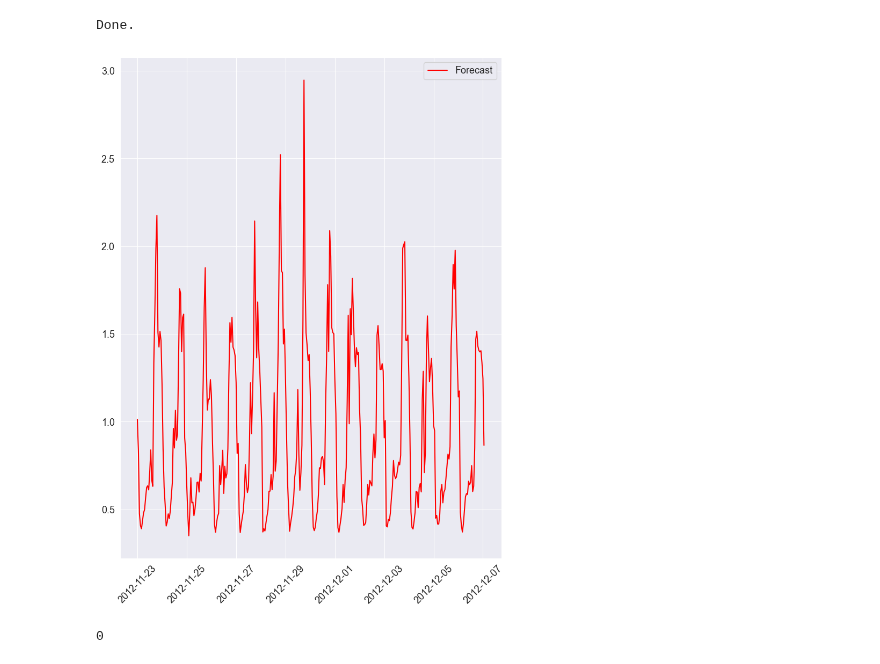
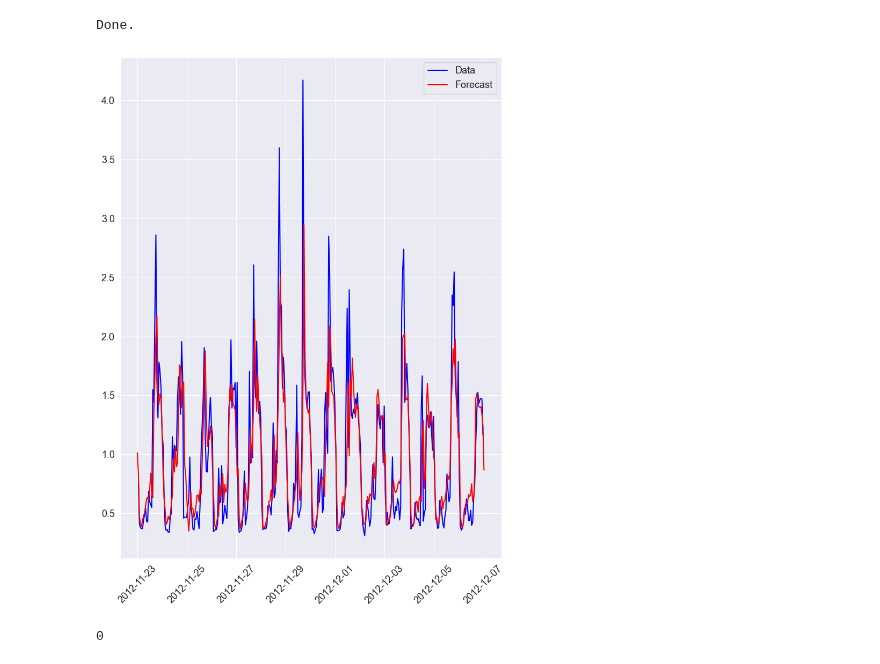
Before and after one commit to spetznick/ml4gd-project-group-3, a Jupyter notebook: arima/results_arima.ipynb, the cells around one changed output. Cells and saved outputs as stored; diff of their text form; code cells hidden in the pictures.

```diff
--- a/arima/results_arima.ipynb
+++ b/arima/results_arima.ipynb
@@ -495,18 +495,18 @@ Done.
 # %%
 fig, axes = plt.subplots(1, 1, figsize=(8, 10))
 # five_households.iloc[:-720, :].plot(ax= axes, subplots=True, figsize=(8, 10), title="Electricity consumption of 5 random households in 2012")
 for i in range(1):
-    axes.plot(five_households.iloc[val_start-168:val_start+168, node], label="Data", color="blue")
+    axes.plot(five_households[node].iloc[val_start-168:val_start+168], label="Data", color="blue")
     # axes[i].plot(predictions[i], label="Forecast", color="red")
     axes.plot(predictions[i], label="Forecast", color="red")
     axes.legend()
     # turn off the x-axis labels
     axes.set_xlabel("")
 plt.tight_layout()
 plt.tick_params(axis='x', labelrotation=45)
 plt.show()
 # %% [output]
-[figure, old version]
+[figure, new version]
 # %%
 train_start
 # %% [output]
```
Also changed, not shown: 3 other files.
